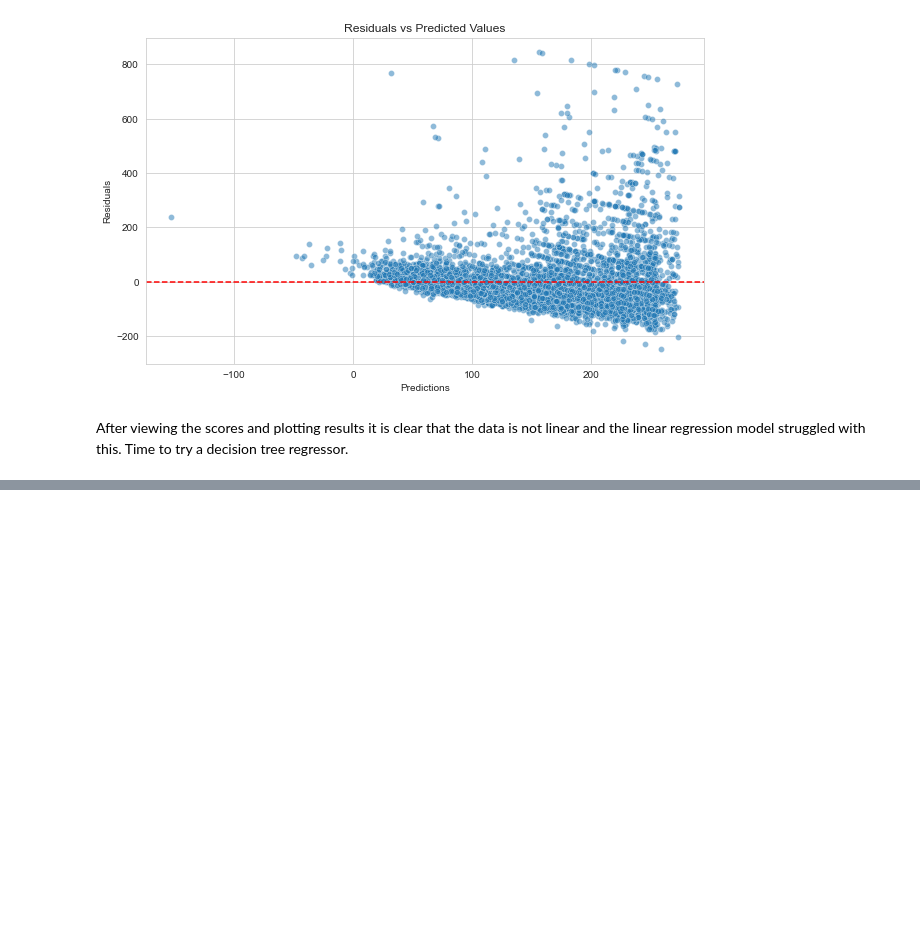
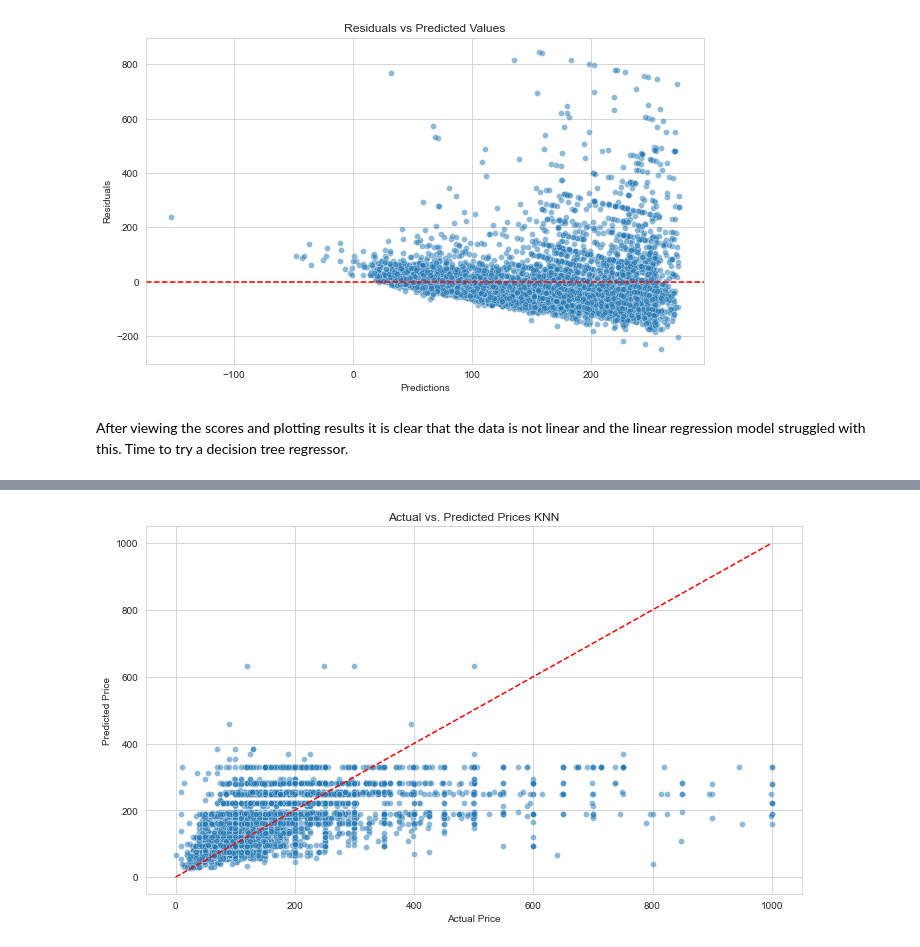
Before and after one commit to mrawlin6/AirBNB_Listings, a Jupyter notebook: AirBNB_DATA/AirBNB_EDA.ipynb, the cells around one changed output, grey strips where cells are left out. Cells and saved outputs as stored; diff of their text form; code cells hidden in the pictures; blank space fills up the shorter version.

```diff
--- a/AirBNB_DATA/AirBNB_EDA.ipynb
+++ b/AirBNB_DATA/AirBNB_EDA.ipynb
@@ -1053,0 +1098,27 @@ linregress_pipeline = Pipeline(steps=[
+# %%
+# import grid search
+from sklearn.model_selection import GridSearchCV
+
+# Create hyper parameters grid that I want to be optimized
+param_tree = {
+    'tree__max_depth': [5, 7, 10, 12, 15],
+    'tree__min_samples_split': [2, 5, 7, 10, 12],
+    'tree__min_samples_leaf': [1, 2, 3, 4, 5]
+}
+
+# Create Grid Search
+grid_search_tree = GridSearchCV(
+    tree_pipeline,
+    param_tree,
+    cv=5,
+    scoring='neg_mean_squared_error',
+    n_jobs=1,
+    verbose=2
+)
+
+# Fit the grid search to the data
+grid_search_tree.fit(X_train, y_train)
+
+# Print the best parameters
+print('Best parameters found:')
+print(grid_search_tree.best_params_)
@@ -1053,0 +1259,16 @@ linregress_pipeline = Pipeline(steps=[
+# %%
+# Plot the Actual vs. Predicted in a Scatter Plot
+plt.figure(figsize=(10,6))
+sns.scatterplot(x=y_test,
+               y=y_pred_knn,
+               alpha=0.5)
+plt.plot([y_test.min(), y_test.max()],
+         [y_test.min(), y_test.max()],
+        'r--')
+plt.title('Actual vs. Predicted Prices KNN')
+plt.xlabel('Actual Price')
+plt.ylabel('Predicted Price')
+plt.tight_layout()
+plt.show()
+# %% [output]
+[figure, added]
```
Also changed, not shown: parts of 13 cells of this notebook.
